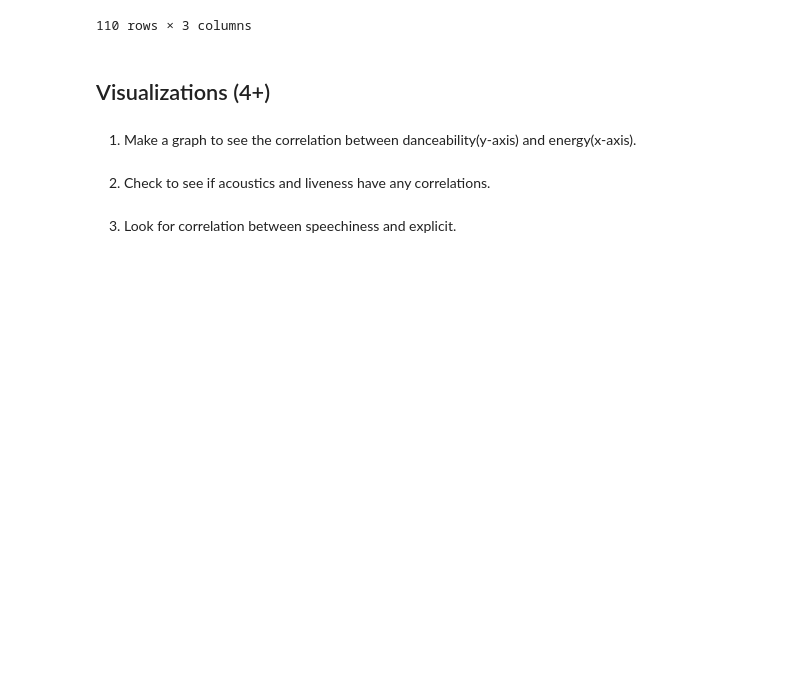
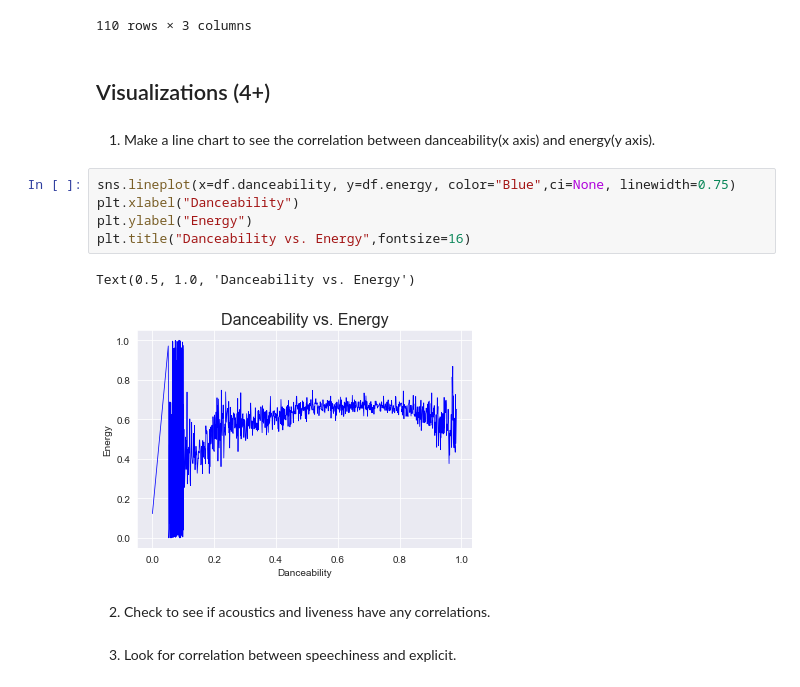
Before and after one commit to kayleeodom/Final-ds, a Jupyter notebook: Final.ipynb, the cells around one changed output. Saved outputs shown, nothing was run; the diff lists cells and outputs as text; blank space fills up the shorter version.

```diff
--- a/Final.ipynb
+++ b/Final.ipynb
@@ -322,7 +322,15 @@ top_fifty.groupby('track_genre')['instrumentalness','tempo','energy'].mean()
 # %% [markdown]
 ## Visualizations (4+)
 # %% [markdown]
-1. Make a graph to see the correlation between danceability(y-axis) and energy(x-axis).
+1. Make a line chart to see the correlation between danceability(x axis) and energy(y axis).
+# %%
+sns.lineplot(x=df.danceability, y=df.energy, color="Blue",ci=None, linewidth=0.75)
+plt.xlabel("Danceability")
+plt.ylabel("Energy")
+plt.title("Danceability vs. Energy",fontsize=16)
+# %% [output]
+Text(0.5, 1.0, 'Danceability vs. Energy')
+[figure, added]
 # %% [markdown]
 2. Check to see if acoustics and liveness have any correlations.
 # %% [markdown]
```
Also changed, not shown: parts of 7 cells of this notebook.
